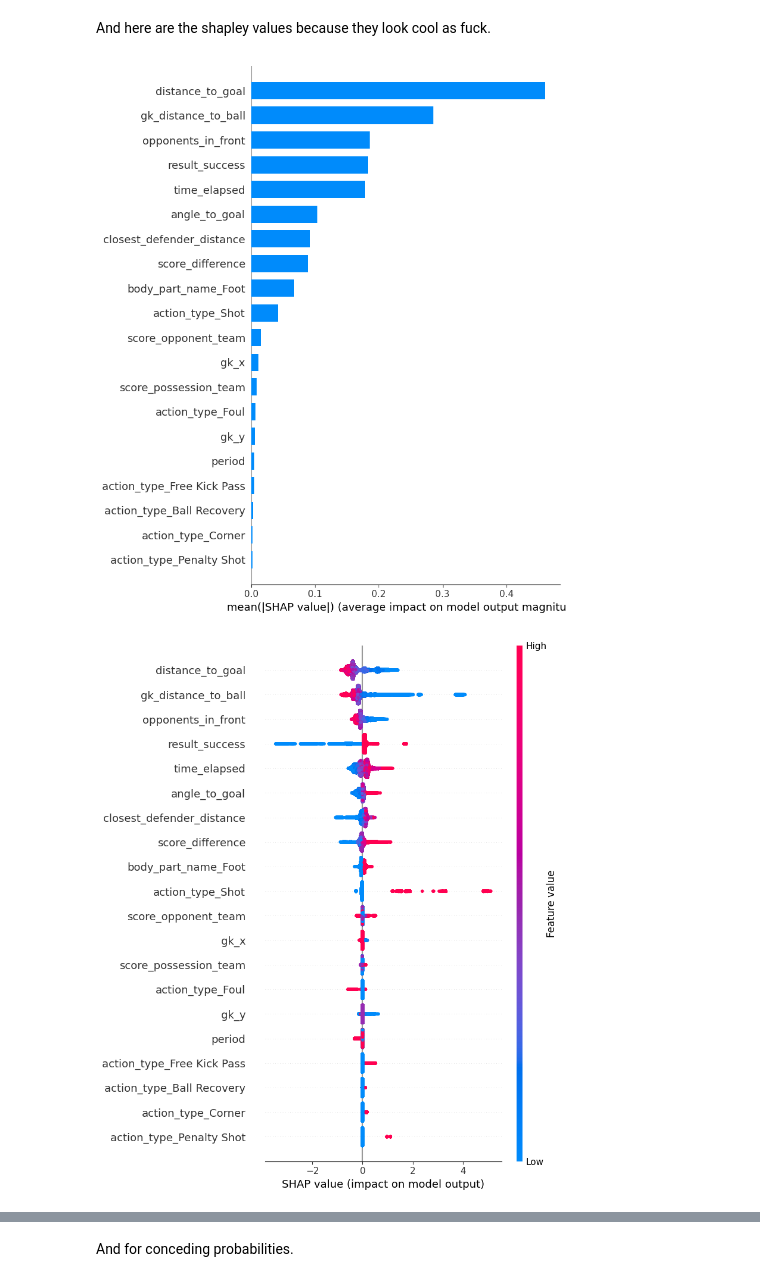
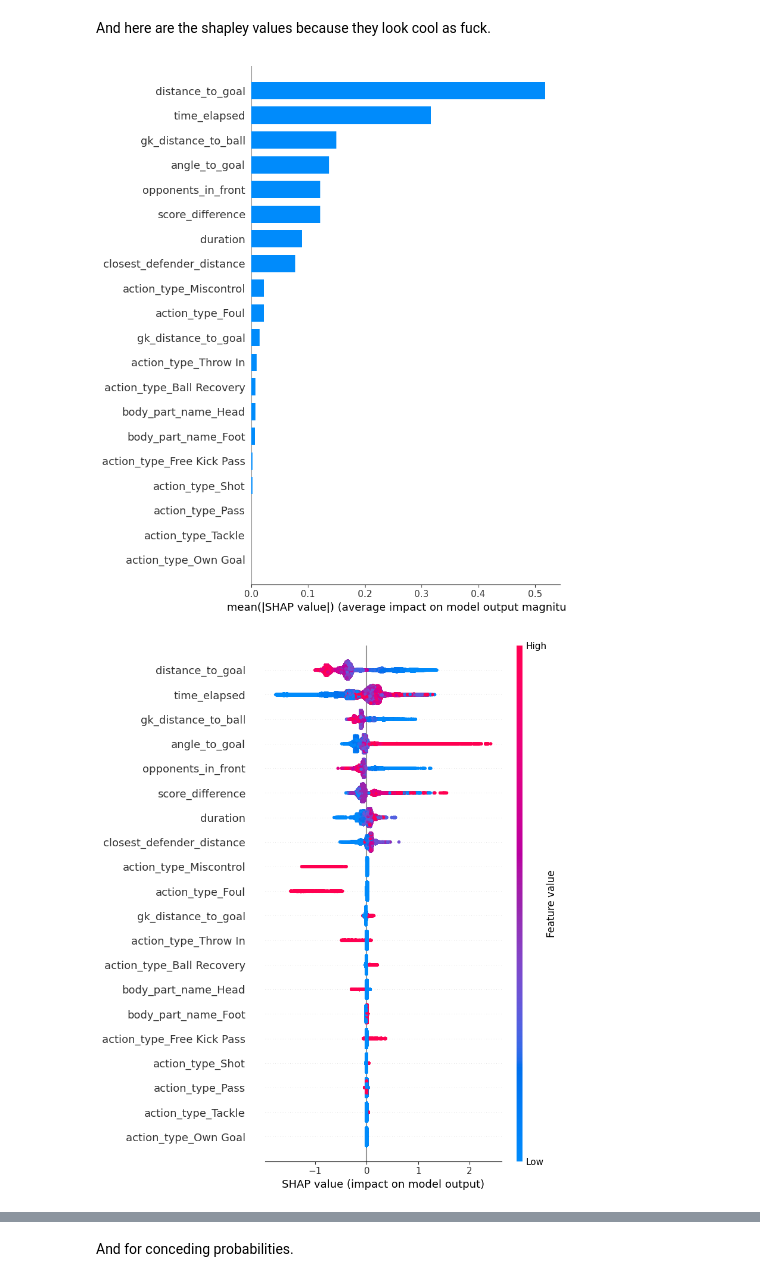
Before and after one commit to manueltuor/Data-Science-Project, a Jupyter notebook: 2_Training_Model.ipynb, the cells around one changed output, grey strips where cells are left out. Cells and saved outputs as stored; diff of their text form; code cells hidden in the pictures.

```diff
--- a/2_Training_Model.ipynb
+++ b/2_Training_Model.ipynb
@@ -21,9 +20,8 @@ Some classification algorithms like logistic regression require us to encode cat
 # %%
 body_part_dummies = pd.get_dummies(df_model['body_part_name'], prefix='body_part_name')
 action_type_dummies = pd.get_dummies(df_model['action_type'], prefix='action_type')
-result_dummies = pd.get_dummies(df_model['result'], prefix='result')
 
-df_model = pd.concat([df_model, body_part_dummies, action_type_dummies, result_dummies], axis=1)
+df_model = pd.concat([df_model, body_part_dummies, action_type_dummies], axis=1)
 # %% [markdown]
 ### Estimating Probabilities ###
 
@@ -240,7 +243,7 @@ ROC AUC Score (Conceding Goals): 0.8174582285645258
 
 Now the same with all features.
 # %%
-features = ['distance_to_goal', 'angle_to_goal', 'time_elapsed', 'period',
+features = ['distance_to_goal', 'angle_to_goal', 'time_elapsed', 'duration',
         'body_part_name_Foot', 'body_part_name_Head', 'body_part_name_Other',
         'action_type_Ball Recovery', 'action_type_Carry',
         'action_type_Clearance', 'action_type_Corner', 'action_type_Foul',
@@ -249,17 +252,16 @@ features = ['distance_to_goal', 'angle_to_goal', 'time_elapsed', 'period',
         'action_type_Miscontrol', 'action_type_Own Goal', 'action_type_Pass',
         'action_type_Penalty Shot', 'action_type_Shot', 'action_type_Tackle',
         'action_type_Throw In', 'closest_defender_distance', 'opponents_in_front',
-        'gk_x', 'gk_y', 'gk_distance_to_ball', 'gk_in_shooting_triangle',
-        'gk_in_penalty_area', 'score_possession_team', 'score_opponent_team',
-        'score_difference', 'result_fail', 'result_offside', 'result_owngoal',
-        'result_success']
+        'gk_distance_to_ball', 'gk_in_shooting_triangle', 'gk_distance_to_goal',
+        'score_difference']
+
 
 df_model = df_model.dropna(subset=features + [target])
 
 X = df_model[features]
 y = df_model[target]
 
-X_train, X_test, y_train, y_test = train_test_split(X, y, test_size=0.5, stratify=y)
+X_train, X_test, y_train, y_test = train_test_split(X, y, test_size=0.5, stratify=y, random_state=42)
 
 xgb_model = XGBClassifier(
     n_estimators=100,
@@ -278,23 +280,11 @@ print("Classification Report:")
 print(classification_report(y_test, y_pred))
 
 print("ROC AUC Score:", roc_auc_score(y_test, y_prob))
+print("Brier Score:", brier_score_loss(y_test, y_prob))
 
 y_prob_all = xgb_model.predict_proba(df_model[features])[:, 1]
 df_model = df_model.copy()
 df_model['predicted_goal_prob'] = y_prob_all
-
-importance_dict = xgb_model.get_booster().get_score(importance_type='gain')
-
-importance_df = pd.DataFrame.from_dict(importance_dict, orient='index', columns=['importance'])
-importance_df = importance_df.reset_index().rename(columns={'index': 'feature'})
-importance_df = importance_df.sort_values(by='importance', ascending=False)
-
-plt.figure(figsize=(10, 6))
-plt.barh(importance_df['feature'][:20][::-1], importance_df['importance'][:20][::-1])
-plt.xlabel('Importance (gain)')
-plt.title('Top 20 Feature Importances - XGBoost (Scoring Model)')
-plt.tight_layout()
-plt.show()
 # %% [output]
 Classification Report:
               precision    recall  f1-score   support
@@ -313,24 +303,18 @@ And here are the shapley values because they look cool as fuck.
 # %%
 explainer = shap.TreeExplainer(xgb_model)
 
 shap_values = explainer.shap_values(X)
 
 plt.figure()
 shap.summary_plot(shap_values, X, plot_type='bar')
 plt.title("SHAP Feature Importance (Bar Plot)")
 plt.tight_layout()
 
 shap.summary_plot(shap_values, X)
 
 index = 0
 shap.initjs()
-shap.force_plot(
-    explainer.expected_value,
-    shap_values[index],
-    X.iloc[index],
-    matplotlib=True
-)
 # %% [output]
-[figure, old version]
+[figure, new version]
-[figure, old version]
+[figure, new version]
 [interactive output not drawn]
```
Also changed, not shown: parts of 14 cells of this notebook, 1 other file.
